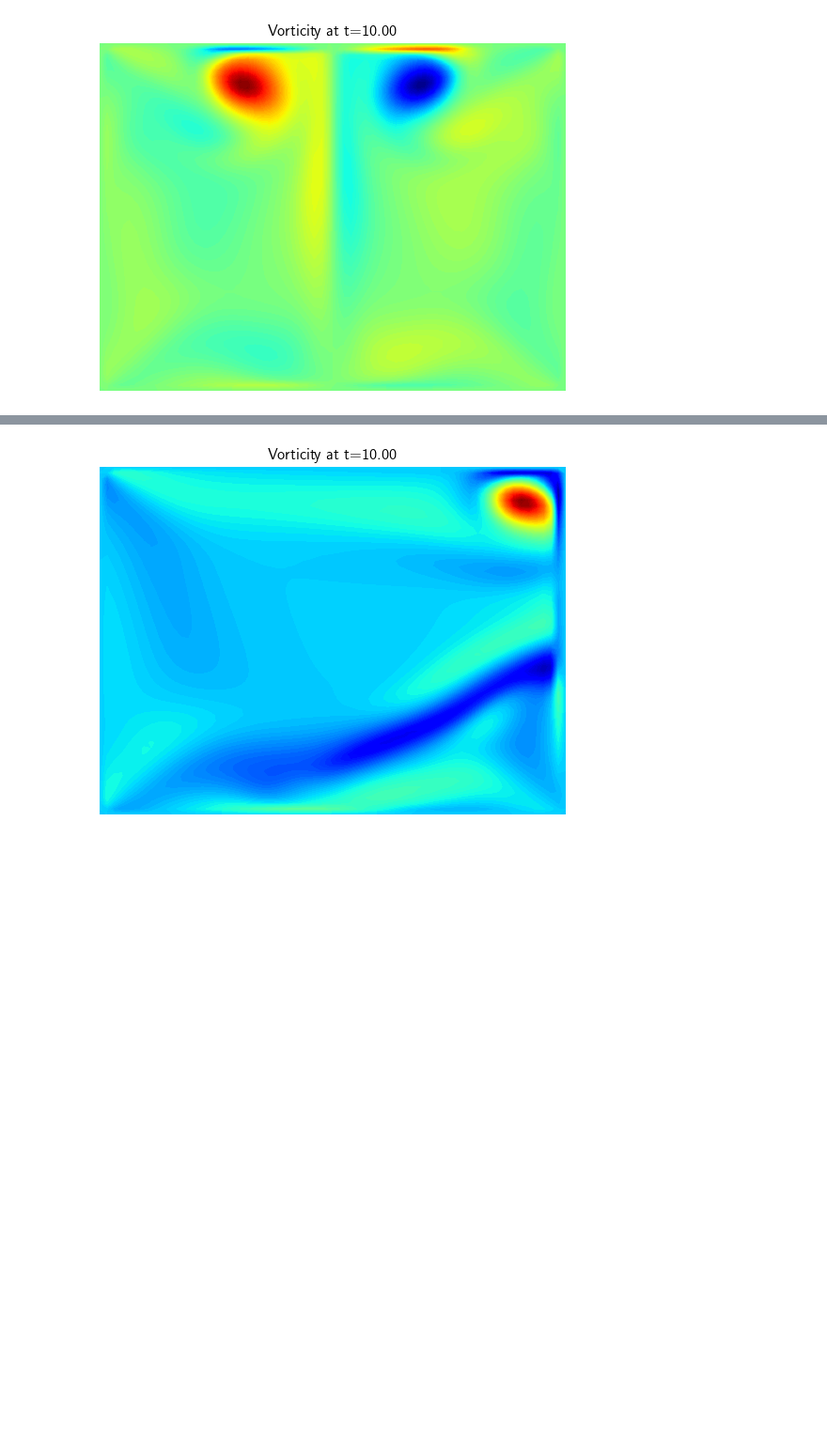
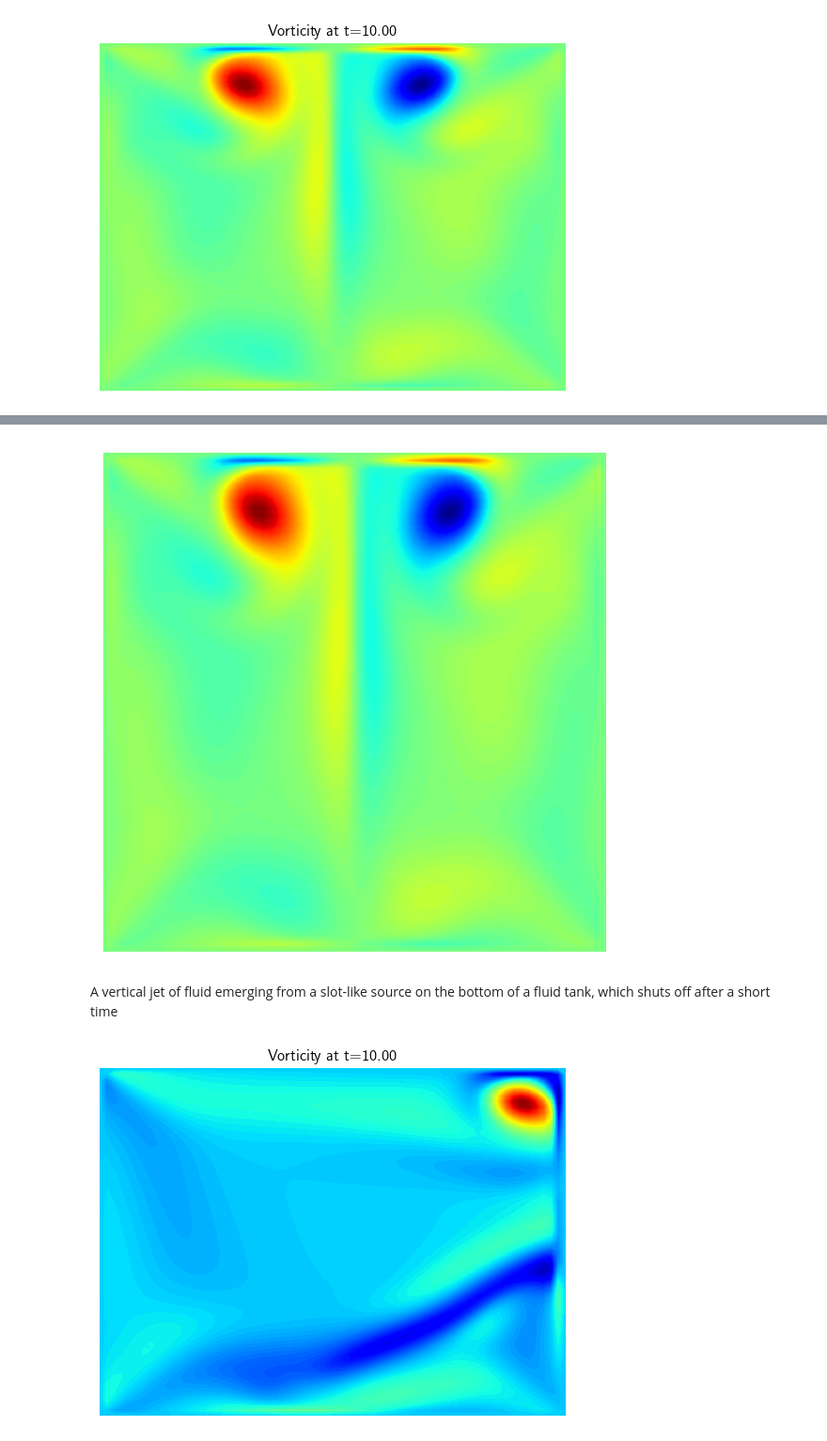
Before and after one commit to Chaks1603/Python-Assignments, a Jupyter notebook: NPETL TEST ASSIGNMENTS/2024 week 9 FD Method.ipynb, the cells around one changed output, grey strips where cells are left out. Shown at 94% size. Drawn from its saved outputs; the diff is of its cells as text; code cells hidden in the pictures; blank space fills up the shorter version.

```diff
--- a/NPETL TEST ASSIGNMENTS/2024 week 9 FD Method.ipynb
+++ b/NPETL TEST ASSIGNMENTS/2024 week 9 FD Method.ipynb
@@ -754,3 +755,52 @@ for i in range(N_TIME_STEPS):
     plt.show()
 # %% [output]
 [figure]
+# %%
+import matplotlib.animation as animation
+from IPython.display import HTML
+
+curl_frames = []
+
+velocities_prev = np.zeros(vector_shape)
+time_current = 0.0
+
+for i in range(N_TIME_STEPS):
+    time_current += TIME_STEP_LENGTH
+    forces = forcing_function_vectorized(time_current, coordinates)
+
+    velocities_forces_applied = velocities_prev + TIME_STEP_LENGTH * forces
+    velocities_advected = advect(velocities_forces_applied, velocities_forces_applied)
+
+    velocities_diffused = sc.sparse.linalg.cg(
+        A=sc.sparse.linalg.LinearOperator(shape=(vector_dof, vector_dof), matvec=diffusion_operator),
+        b=velocities_advected.flatten(),
+        maxiter=MAX_ITER_CG,
+    )[0].reshape(vector_shape)
+
+    pressure = sc.sparse.linalg.cg(
+        A=sc.sparse.linalg.LinearOperator(shape=(scalar_dof, scalar_dof), matvec=poisson_operator),
+        b=divergence(velocities_diffused).flatten(),
+        maxiter=MAX_ITER_CG,
+    )[0].reshape(scalar_shape)
+
+    velocities_projected = velocities_diffused - gradient(pressure)
+    velocities_prev = velocities_projected
+
+    curl = curl_2d(velocities_projected)
+    curl_frames.append(curl.copy())  # store current frame
+
+
+fig, ax = plt.subplots(figsize=(5, 5), dpi=160)
+ax.set_axis_off()
+
+frames = []
+for curl in curl_frames:
+    cont = ax.contourf(X, Y, curl, cmap='jet', levels=100)
+    frames.append(cont.collections)
+
+ani = animation.ArtistAnimation(fig, frames, interval=100, blit=True)
+
+# Save as .gif using Pillow
+ani.save("A vertical jet force vorticity.gif", writer='pillow', fps=10)
+HTML('<img src="A vertical jet force vorticity.gif" width="600">')
+# %% [output]
@@ -757,3 +808,6 @@ for i in range(N_TIME_STEPS):
+[figure, added]
+# %% [markdown]
+A vertical jet of fluid emerging from a slot-like source on the bottom of a fluid tank, which shuts off after a short time
 # %%
 def forcing_function(time, point):
     time_decay = np.maximum(2.0 - 0.5 * time, 0.0)
```
Also changed, not shown: parts of 4 cells of this notebook.
